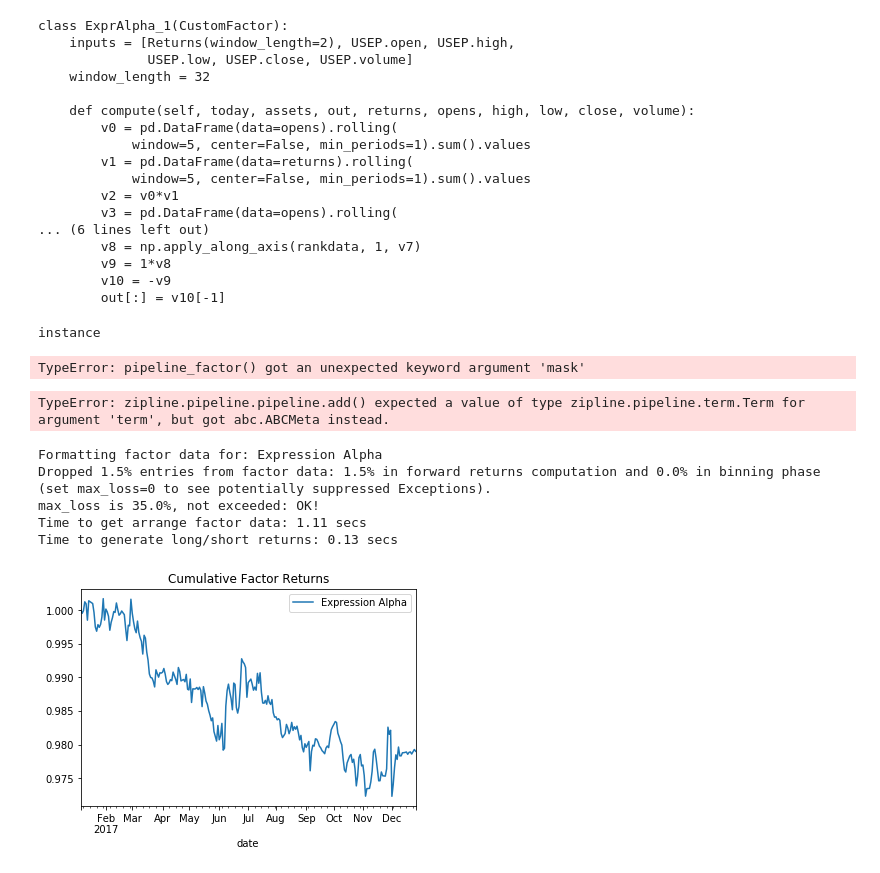
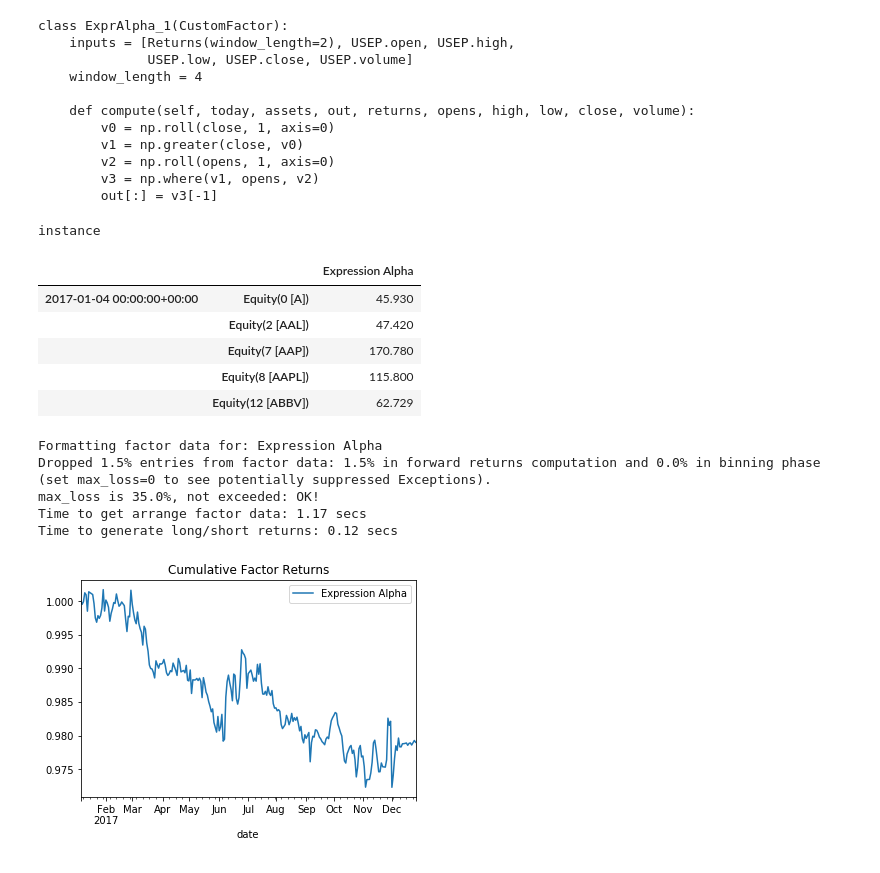
Before and after one commit to marketneutral/alphatools, a Jupyter notebook: notebooks/expression-alphas.ipynb, the cells around one changed output. Drawn from its saved outputs; the diff is of its cells as text; code cells hidden in the pictures.

```diff
--- a/notebooks/expression-alphas.ipynb
+++ b/notebooks/expression-alphas.ipynb
@@ -10,10 +10,10 @@ expressions = {
     8:  '(-1*rank(((sum(opens, 5)*sum(returns, 5))-delay((sum(opens, 5)*sum(returns, 5)),10))))',
     53: '(-1*delta((((close-low) - (high-close)) / (close-low)), 9))',
     101: '((close - opens) / ((high - low) + .001))',
-    102: '-2*close'
+    102: '(close > delay(close, 1)) ? opens : delay(opens, 1)'
 }
 # %%
-e = ExpressionAlpha(expressions[8])
+e = ExpressionAlpha(expressions[102])
 # %%
 e.parse()
 print(e.tree)
@@ -28,18 +30,12 @@ print(e.pipeline_code)
 class ExprAlpha_1(CustomFactor):
     inputs = [Returns(window_length=2), USEP.open, USEP.high,
               USEP.low, USEP.close, USEP.volume]
-    window_length = 32
+    window_length = 4
 
     def compute(self, today, assets, out, returns, opens, high, low, close, volume):
-        v0 = pd.DataFrame(data=opens).rolling(
-            window=5, center=False, min_periods=1).sum().values
-        v1 = pd.DataFrame(data=returns).rolling(
-            window=5, center=False, min_periods=1).sum().values
-        v2 = v0*v1
-        v3 = pd.DataFrame(data=opens).rolling(
-... (6 lines left out)
-        v8 = np.apply_along_axis(rankdata, 1, v7)
-        v9 = 1*v8
-        v10 = -v9
-        out[:] = v10[-1]
+        v0 = np.roll(close, 1, axis=0)
+        v1 = np.greater(close, v0)
+        v2 = np.roll(opens, 1, axis=0)
+        v3 = np.where(v1, opens, v2)
+        out[:] = v3[-1]
 # %%
@@ -54,27 +50,33 @@ one_o_one = (
 # %%
 expr_factor = (
     ExpressionAlpha('rank(log(close/delay(close, 5)))').
+    make_pipeline_factor().
     pipeline_factor(mask=universe)
 )
-# %% [output]
-TypeError: pipeline_factor() got an unexpected keyword argument 'mask'
 # %%
 p = Pipeline(screen=universe)
-p.add(e.pipeline_factor(), "Expression Alpha")
+p.add(e.make_pipeline_factor().pipeline_factor(mask=universe), "Expression Alpha")
 
 start_date = '2017-01-04'
 end_date = '2017-12-28'
 
 df = run_pipeline(p, start_date, end_date)
-# %% [output]
-TypeError: zipline.pipeline.pipeline.add() expected a value of type zipline.pipeline.term.Term for argument 'term', but got abc.ABCMeta instead.
+# %%
+df.head()
+# %% [output]
+|  |  | Expression Alpha |
+| 2017-01-04 00:00:00+00:00 | Equity(0 [A]) | 45.930 |
+|  | Equity(2 [AAL]) | 47.420 |
+|  | Equity(7 [AAP]) | 170.780 |
+|  | Equity(8 [AAPL]) | 115.800 |
+|  | Equity(12 [ABBV]) | 62.729 |
 # %%
 make_factor_plot(df, start_date, end_date);
 # %% [output]
 Formatting factor data for: Expression Alpha
 Dropped 1.5% entries from factor data: 1.5% in forward returns computation and 0.0% in binning phase (set max_loss=0 to see potentially suppressed Exceptions).
 max_loss is 35.0%, not exceeded: OK!
-Time to get arrange factor data: 1.11 secs
-Time to generate long/short returns: 0.13 secs
+Time to get arrange factor data: 1.17 secs
+Time to generate long/short returns: 0.12 secs
 [figure]
 # %%
```
Also changed, not shown: parts of 6 cells of this notebook, 2 other files.
